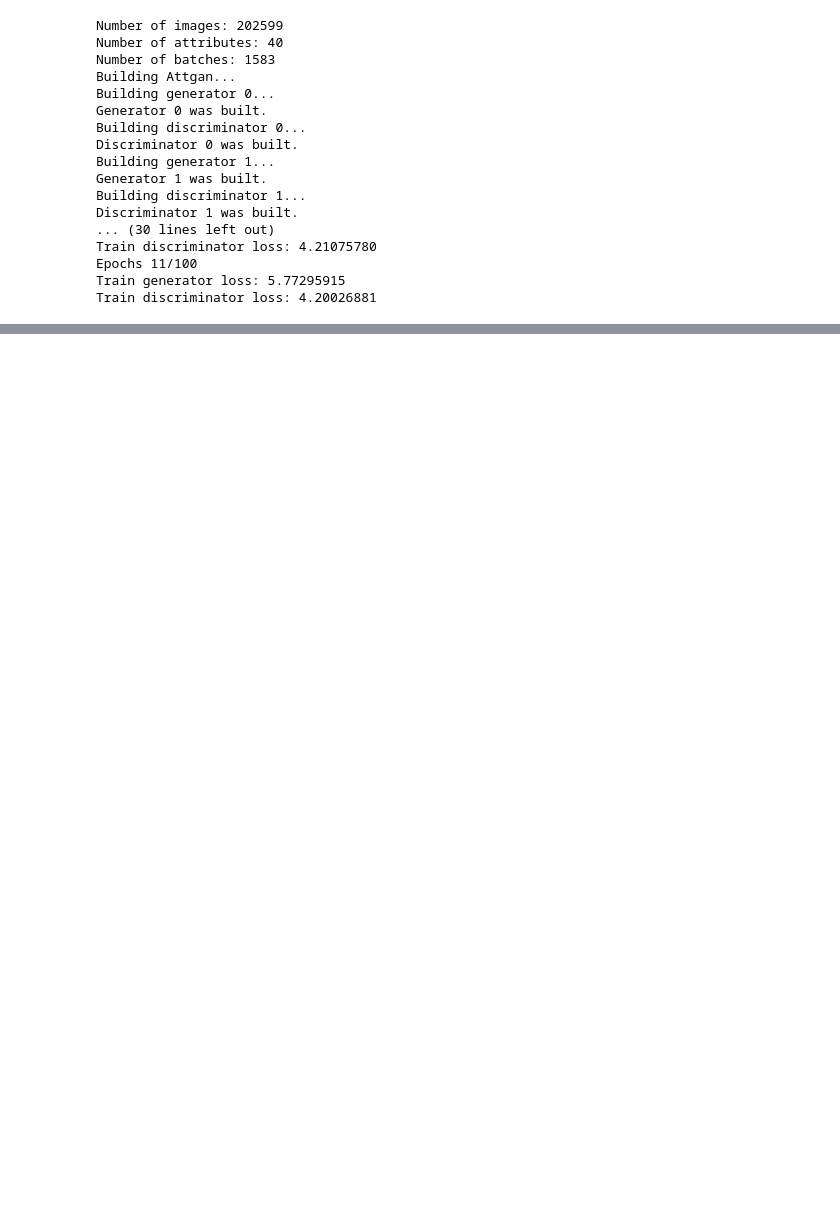
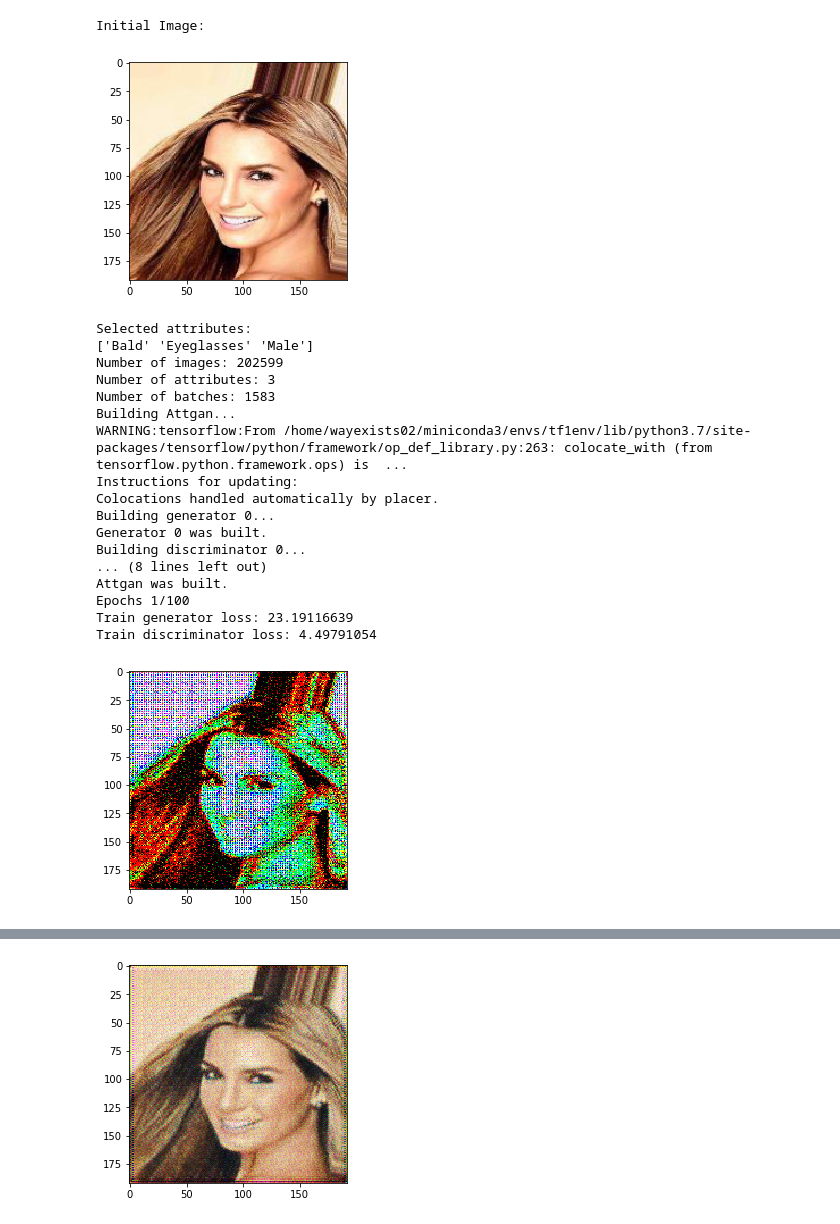
Before and after one commit to wayexists02/attgan_impl_tf, a Jupyter notebook: train_attgan3.ipynb, the cells around one changed output, grey strips where cells are left out. Drawn from its saved outputs; the diff is of its cells as text; code cells hidden in the pictures; blank space fills up the shorter version.

```diff
--- a/train_attgan3.ipynb
+++ b/train_attgan3.ipynb
@@ -10,46 +12,80 @@ from env import *
 from DataLoader import DataLoader
 from AttGan import AttGan
 # %%
+# construct test image
+test_image = cv2.imread(TEST_IMAGE)
+test_image = cv2.resize(test_image, dsize=(HEIGHT, WIDTH))
+test_image = (np.float32(test_image) - 128) / 128
+test_image_rgb = np.ubyte((test_image + 1) * 128)
+test_image_rgb = cv2.cvtColor(test_image_rgb, cv2.COLOR_BGR2RGB)
+
+print("Initial Image:")
+plt.imshow(test_image_rgb)
+plt.show()
+
+# construct data loader
 dloader = DataLoader(BATCH_SIZE)
 dloader.build()
 
+# construct model
 model = AttGan(eta=ETA, num_att=dloader.num_att)
 model.build()
 
+
+test_att = np.array([-1, 1, 1])
+
+# tensorboard settings
 # tf.summary.FileWriter("./logdir/", graph=model.graph)
 
+# train
 for e in range(EPOCHS):
+
+    # loss for generator and discriminator
     train_loss_g = 0.0
     train_loss_d = 0.0
 
+    # batch train step
     for X_src, X_att_a, X_att_b in dloader.next_batch():
         loss_g, loss_d = model.step(X_src, X_att_a, X_att_b)
         train_loss_g += loss_g
         train_loss_d += loss_d
 
+    # compute loss
     train_loss_g /= len(dloader)
     train_loss_d /= len(dloader)
 
     print(f"Epochs {e+1}/{EPOCHS}")
     print(f"Train generator loss: {train_loss_g:.8f}")
     print(f"Train discriminator loss: {train_loss_d:.8f}")
 
+    # test attgan
+    test_result = model.convert(test_image.reshape(-1, *test_image.shape), test_att.reshape(-1, *test_att.shape))
+    test_result = test_result.squeeze()
+
+    test_result = np.ubyte((test_result + 1) * 128)
+    test_result = cv2.cvtColor(test_result, cv2.COLOR_BGR2RGB)
+    plt.imshow(test_result)
+    plt.show()
+
 model.save("./ckpts/attgan")
 # %% [output]
-Number of images: 202599
-Number of attributes: 40
-Number of batches: 1583
-Building Attgan...
-Building generator 0...
-Generator 0 was built.
-Building discriminator 0...
-Discriminator 0 was built.
-Building generator 1...
-Generator 1 was built.
-Building discriminator 1...
-Discriminator 1 was built.
-... (30 lines left out)
-Train discriminator loss: 4.21075780
-Epochs 11/100
-Train generator loss: 5.77295915
-Train discriminator loss: 4.20026881
+Initial Image:
+[figure, added]
+Selected attributes:
+['Bald' 'Eyeglasses' 'Male']
+Number of images: 202599
+Number of attributes: 3
+Number of batches: 1583
+Building Attgan...
+WARNING:tensorflow:From /home/wayexists02/miniconda3/envs/tf1env/lib/python3.7/site-packages/tensorflow/python/framework/op_def_library.py:263: colocate_with (from tensorflow.python.framework.ops) is  ...
+Instructions for updating:
+Colocations handled automatically by placer.
+Building generator 0...
+Generator 0 was built.
+Building discriminator 0...
+... (8 lines left out)
+Attgan was built.
+Epochs 1/100
+Train generator loss: 23.19116639
+Train discriminator loss: 4.49791054
+[figure, added]
@@ -56,3 +95,4 @@ Train discriminator loss: 4.20026881
+[figure, added]
 # %%
 import cv2
 import matplotlib.pyplot as plt
```
Also changed, not shown: parts of 2 cells of this notebook, 8 other files.
